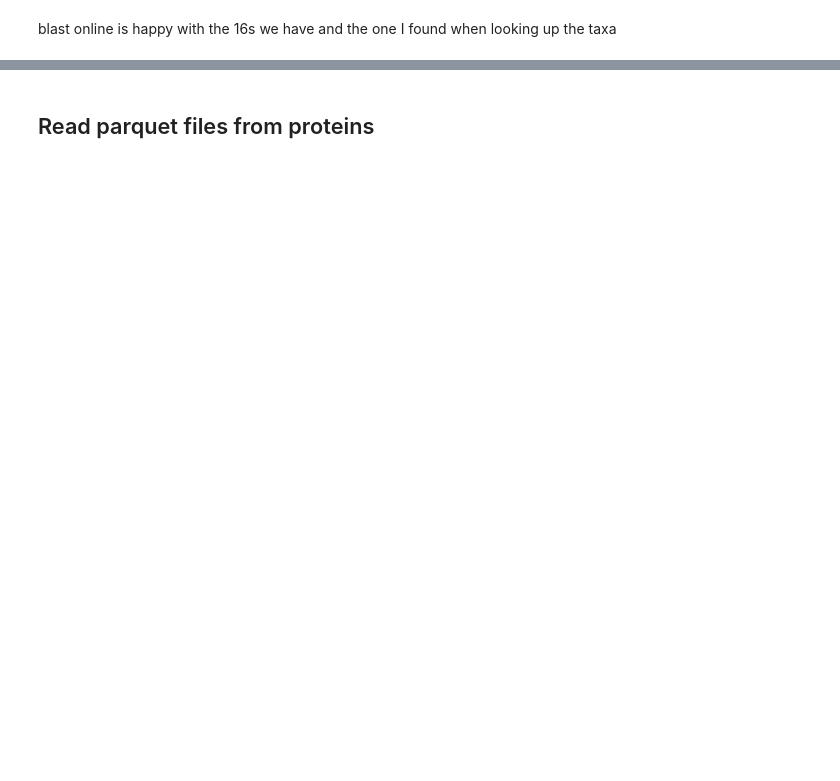
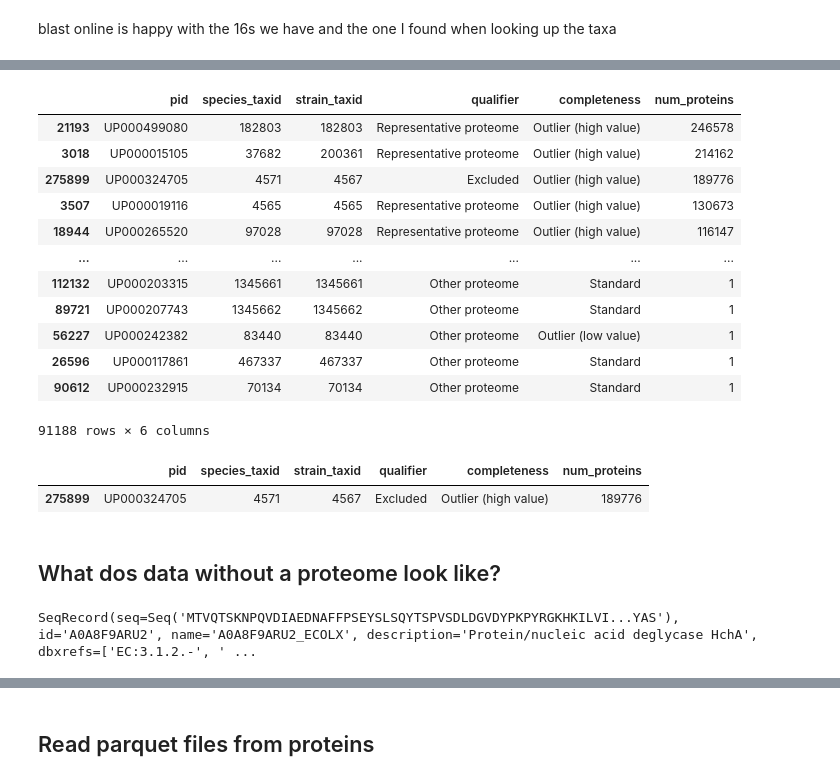
Before and after one commit to BeckResearchLab/learn2thermDB, a Jupyter notebook: notebooks/dev-ingestion.ipynb, the cells around one changed output, grey strips where cells are left out. Drawn from its saved outputs; the diff is of its cells as text; code cells hidden in the pictures; blank space fills up the shorter version.

```diff
--- a/notebooks/dev-ingestion.ipynb
+++ b/notebooks/dev-ingestion.ipynb
@@ -400,0 +494,23 @@ dir(record)
+# %%
+species_aggregated_df.sort_values(by='num_proteins', ascending=False)
+# %% [output]
+|  | pid | species_taxid | strain_taxid | qualifier | completeness | num_proteins |
+| 21193 | UP000499080 | 182803 | 182803 | Representative proteome | Outlier (high value) | 246578 |
+| 3018 | UP000015105 | 37682 | 200361 | Representative proteome | Outlier (high value) | 214162 |
+| 275899 | UP000324705 | 4571 | 4567 | Excluded | Outlier (high value) | 189776 |
+| 3507 | UP000019116 | 4565 | 4565 | Representative proteome | Outlier (high value) | 130673 |
+| 18944 | UP000265520 | 97028 | 97028 | Representative proteome | Outlier (high value) | 116147 |
+| ... | ... | ... | ... | ... | ... | ... |
+| 112132 | UP000203315 | 1345661 | 1345661 | Other proteome | Standard | 1 |
+| 89721 | UP000207743 | 1345662 | 1345662 | Other proteome | Standard | 1 |
+| 56227 | UP000242382 | 83440 | 83440 | Other proteome | Outlier (low value) | 1 |
+| 26596 | UP000117861 | 467337 | 467337 | Other proteome | Standard | 1 |
+| 90612 | UP000232915 | 70134 | 70134 | Other proteome | Standard | 1 |
+91188 rows × 6 columns
+# %%
+proteome_data[proteome_data['species_taxid'] == 4571]
+# %% [output]
+|  | pid | species_taxid | strain_taxid | qualifier | completeness | num_proteins |
+| 275899 | UP000324705 | 4571 | 4567 | Excluded | Outlier (high value) | 189776 |
+# %% [markdown]
+## What dos data without a proteome look like?
@@ -401,3 +528,15 @@ dir(record)
+# %%
+for record in records:
+    if 'Proteomes' not in get_all_dbx(record):
+        if len(record.annotations['proteinExistence']) > 1:
+            assert False
+        if 'inferred from homology' in record.annotations['proteinExistence']:
+            continue
+        else:
+            pprint.pprint(record)
+            break
+# %% [output]
+SeqRecord(seq=Seq('MTVQTSKNPQVDIAEDNAFFPSEYSLSQYTSPVSDLDGVDYPKPYRGKHKILVI...YAS'), id='A0A8F9ARU2', name='A0A8F9ARU2_ECOLX', description='Protein/nucleic acid deglycase HchA', dbxrefs=['EC:3.1.2.-', ' ...
 # %%
 record.annotations
 # %% [output]
```
Also changed, not shown: parts of 96 cells of this notebook.
